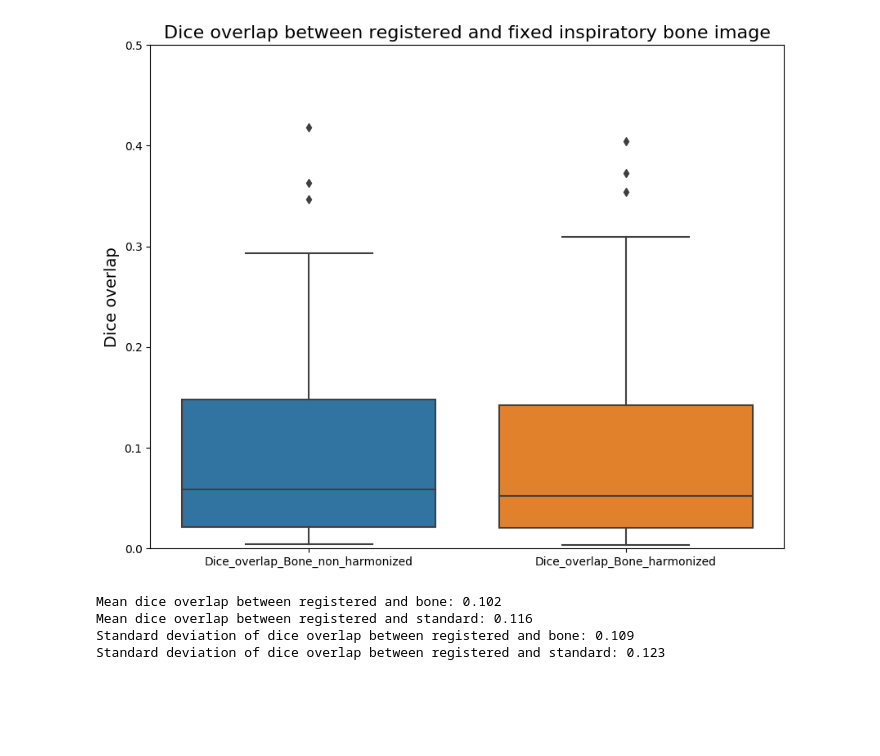
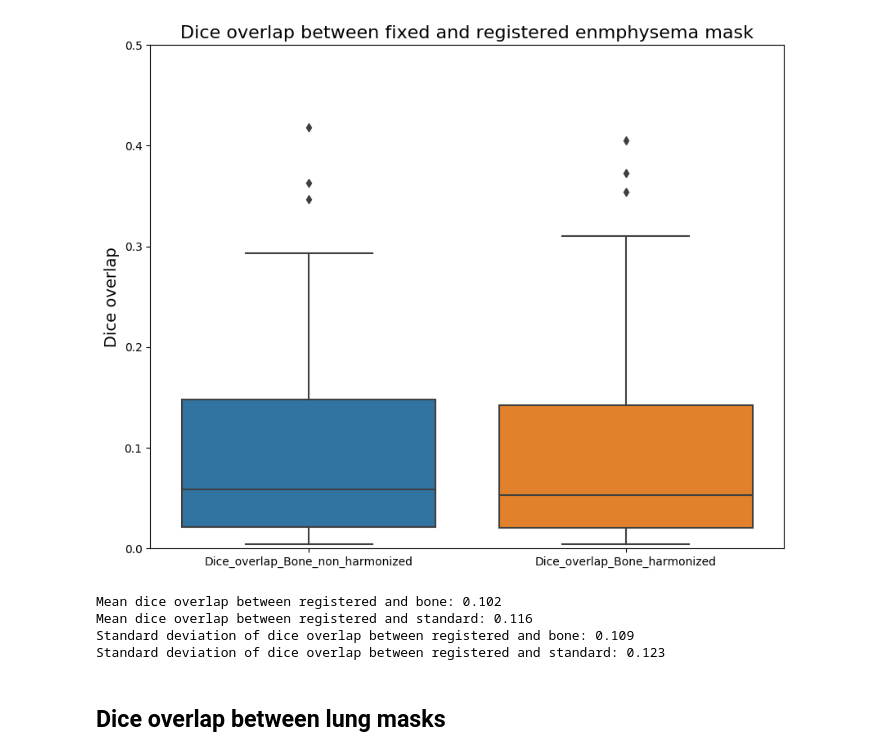
Before and after one commit to MASILab/Inhale_Exhale_CT, a Jupyter notebook: Figures/diceoverlap.ipynb, the cells around one changed output. Drawn from its saved outputs; the diff is of its cells as text; code cells hidden in the pictures; blank space fills up the shorter version.

```diff
--- a/Figures/diceoverlap.ipynb
+++ b/Figures/diceoverlap.ipynb
@@ -17,12 +45,13 @@ emph_non_harm_exptoinsp_files = sorted(os.listdir(emph_non_harm_exptoinsp))
 dice_overlap_bone_unharmonized = []
 
 def dice_overlap(seg1, seg2):
-   seg1 = seg1.astype(bool)
-   seg2 = seg2.astype(bool)
-   intersection = np.sum(seg1 & seg2)
-   union = np.sum(seg1) + np.sum(seg2)
-
-   return 2 * intersection / union
+    intersect = np.sum(seg1*seg2)
+    fsum = np.sum(seg1)
+    ssum = np.sum(seg2)
+    dice = (2 * intersect) / (fsum + ssum)
+    dice = np.mean(dice)
+    dice = np.round(dice,3)
+    return dice
 
 for i in tqdm(range(len(emph_bone_files))):
     bone = nib.load(os.path.join(emph_bone, emph_bone_files[i])).get_fdata()
@@ -53,12 +71,13 @@ emph_harm_exptoinsp_files = sorted(os.listdir(emph_harm_exptoinsp))
 dice_overlap_bone = []
 
 def dice_overlap(seg1, seg2):
-   seg1 = seg1.astype(bool)
-   seg2 = seg2.astype(bool)
-   intersection = np.sum(seg1 & seg2)
-   union = np.sum(seg1) + np.sum(seg2)
-
-   return 2 * intersection / union
+    intersect = np.sum(seg1*seg2)
+    fsum = np.sum(seg1)
+    ssum = np.sum(seg2)
+    dice = (2 * intersect) / (fsum + ssum)
+    dice = np.mean(dice)
+    dice = np.round(dice,3)
+    return dice
 
 for i in tqdm(range(len(emph_bone_files))):
     bone = nib.load(os.path.join(emph_bone, emph_bone_files[i])).get_fdata()
@@ -68,22 +87,24 @@ for i in tqdm(range(len(emph_bone_files))):
 
     dice_overlap_bone.append(bone_dice)
 # %%
+#Something is really wonky here!
+
 data = {
     'Dice_overlap_Bone_non_harmonized': dice_overlap_bone_unharmonized,
     'Dice_overlap_Bone_harmonized': dice_overlap_bone
 }
 
 df = pd.DataFrame(data)
 
 plt.figure(figsize=(10, 8))
 sns.boxplot(data=df)
 plt.ylabel("Dice overlap", fontsize=14)
 plt.ylim(0, 0.5)
-plt.title("Dice overlap between registered and fixed inspiratory bone image", fontsize=16)
-plt.savefig("/nfs/masi/krishar1/SPIE_2025_InhaleExhaleCT/SPIE_paper_figures/quantitative/dice_overlap.tiff", dpi=300)
+plt.title("Dice overlap between fixed and registered enmphysema mask", fontsize=16)
+# plt.savefig("/nfs/masi/krishar1/SPIE_2025_InhaleExhaleCT/SPIE_paper_figures/quantitative/dice_overlap.tiff", dpi=300)
 plt.show()
 # %% [output]
-[figure, old version]
+[figure, new version]
 # %%
 # Compute range of standard deviation of dice overlap between registered and bone and registered and standard
 mean_bone = np.mean(dice_overlap_bone)
@@ -108,3 +129,5 @@ print(pval, stat)
 
 pval_wi, tstat_wi = stats.wilcoxon(dice_overlap_bone, dice_overlap_bone_unharmonized)
 print(pval_wi, tstat_wi)
+# %% [markdown]
+## Dice overlap between lung masks
```
Also changed, not shown: parts of 5 cells of this notebook.
